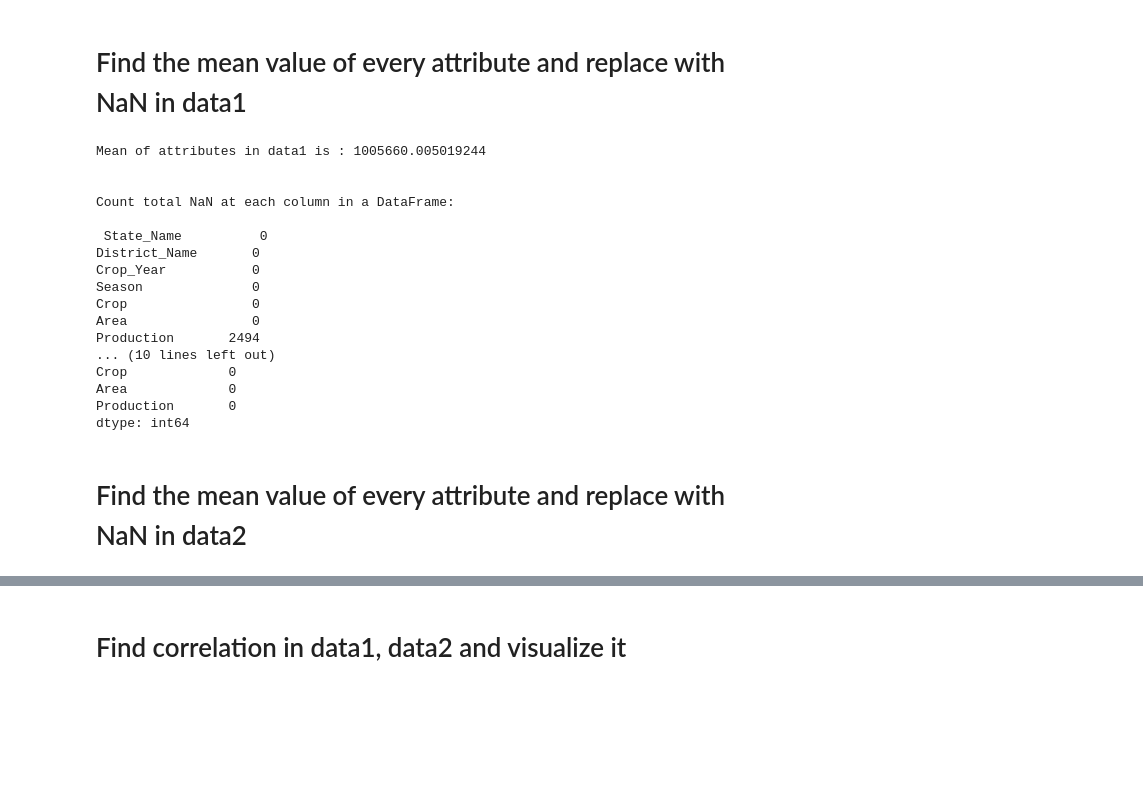
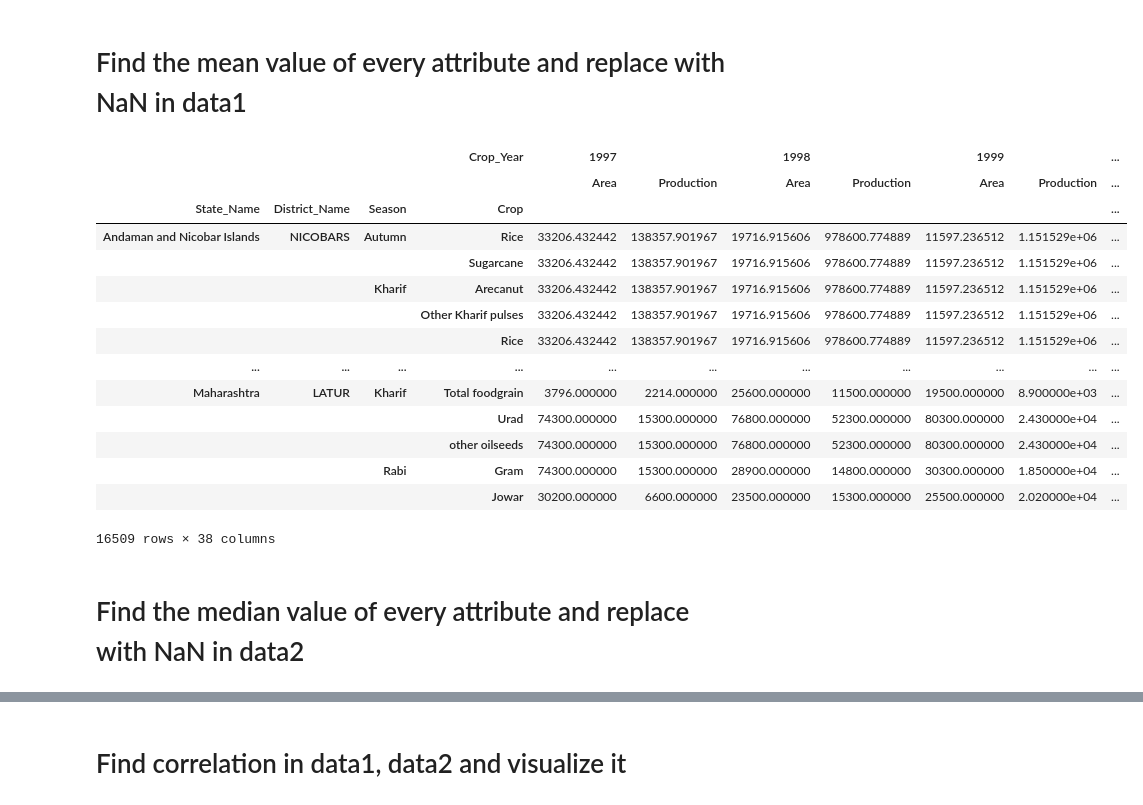
Before and after one commit to Shubhamsahu51/Data-Mining, a Jupyter notebook: MIT2020051_Lab_Assignment_1.ipynb, the cells around one changed output, grey strips where cells are left out. Cells and saved outputs as stored; diff of their text form; code cells hidden in the pictures; blank space fills up the shorter version.

```diff
--- a/MIT2020051_Lab_Assignment_1.ipynb
+++ b/MIT2020051_Lab_Assignment_1.ipynb
@@ -90,35 +143,24 @@ Production       0
 dtype: int64
 # %% [markdown]
 # Find the mean value of every attribute and replace with NaN in data1
-# %%
-meandata1 = data1['Production'].mean();
-print("Mean of attributes in data1 is :", meandata1)
-
-read = pd.DataFrame(data1, columns =['State_Name','District_Name','Crop_Year','Season','Crop','Area','Production'], )
-print("\n\nCount total NaN at each column in a DataFrame:\n\n",read.isnull().sum())
-
-data1 = data1.fillna(meandata1)
-print("\n\nAfter replacing NAN with mean\n\n")
-
-read = pd.DataFrame(data1, columns =['State_Name','District_Name','Crop_Year','Season','Crop','Area','Production'], )
-print(read.isnull().sum())
-# %% [output]
-Mean of attributes in data1 is : 1005660.005019244
-
-
-Count total NaN at each column in a DataFrame:
-
- State_Name          0
-District_Name       0
-Crop_Year           0
-Season              0
-Crop                0
-Area                0
-Production       2494
-... (10 lines left out)
-Crop             0
-Area             0
-Production       0
-dtype: int64
+# %%
+data1.mean()
+data1.fillna(data1.mean())
+# %% [output]
+|  |  |  | Crop_Year | 1997 |  | 1998 |  | 1999 |  | ... |
+|  |  |  |  | Area | Production | Area | Production | Area | Production | ... |
+| State_Name | District_Name | Season | Crop |  |  |  |  |  |  | ... |
+| Andaman and Nicobar Islands | NICOBARS | Autumn | Rice | 33206.432442 | 138357.901967 | 19716.915606 | 978600.774889 | 11597.236512 | 1.151529e+06 | ... |
+|  |  |  | Sugarcane | 33206.432442 | 138357.901967 | 19716.915606 | 978600.774889 | 11597.236512 | 1.151529e+06 | ... |
+|  |  | Kharif | Arecanut | 33206.432442 | 138357.901967 | 19716.915606 | 978600.774889 | 11597.236512 | 1.151529e+06 | ... |
+|  |  |  | Other Kharif pulses | 33206.432442 | 138357.901967 | 19716.915606 | 978600.774889 | 11597.236512 | 1.151529e+06 | ... |
+|  |  |  | Rice | 33206.432442 | 138357.901967 | 19716.915606 | 978600.774889 | 11597.236512 | 1.151529e+06 | ... |
+| ... | ... | ... | ... | ... | ... | ... | ... | ... | ... | ... |
+| Maharashtra | LATUR | Kharif | Total foodgrain | 3796.000000 | 2214.000000 | 25600.000000 | 11500.000000 | 19500.000000 | 8.900000e+03 | ... |
+|  |  |  | Urad | 74300.000000 | 15300.000000 | 76800.000000 | 52300.000000 | 80300.000000 | 2.430000e+04 | ... |
+|  |  |  | other oilseeds | 74300.000000 | 15300.000000 | 76800.000000 | 52300.000000 | 80300.000000 | 2.430000e+04 | ... |
+|  |  | Rabi | Gram | 74300.000000 | 15300.000000 | 28900.000000 | 14800.000000 | 30300.000000 | 1.850000e+04 | ... |
+|  |  |  | Jowar | 30200.000000 | 6600.000000 | 23500.000000 | 15300.000000 | 25500.000000 | 2.020000e+04 | ... |
+16509 rows × 38 columns
 # %% [markdown]
-# Find the mean value of every attribute and replace with NaN in data2
+# Find the median value of every attribute and replace with NaN in data2
```
Also changed, not shown: parts of 15 cells of this notebook.
